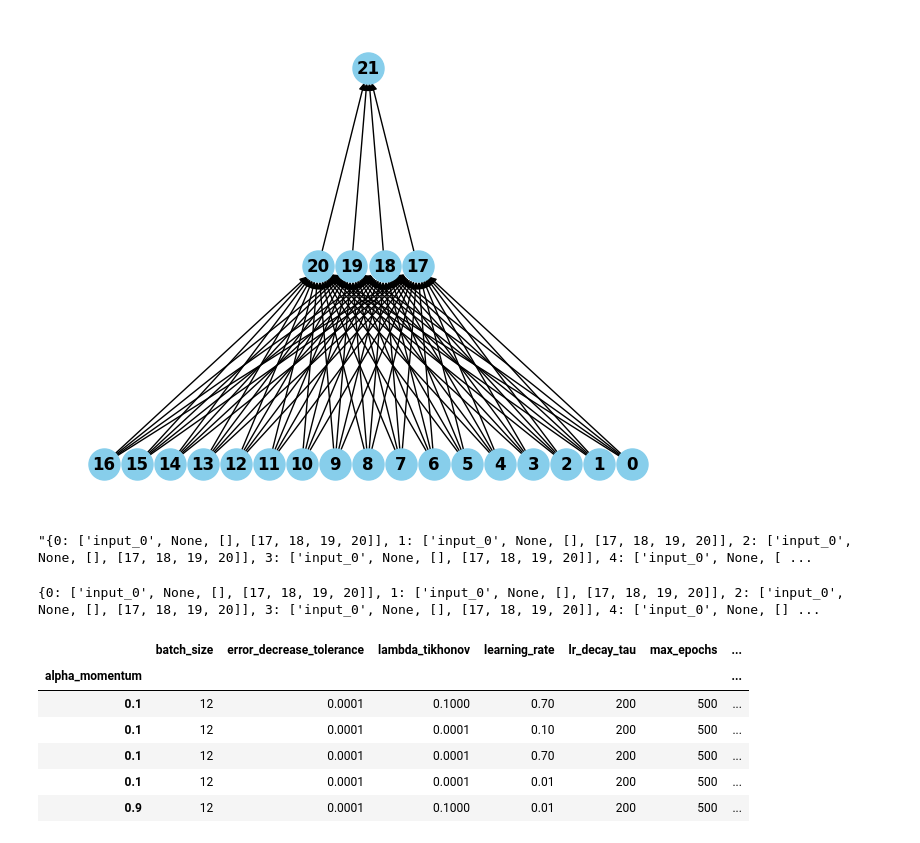
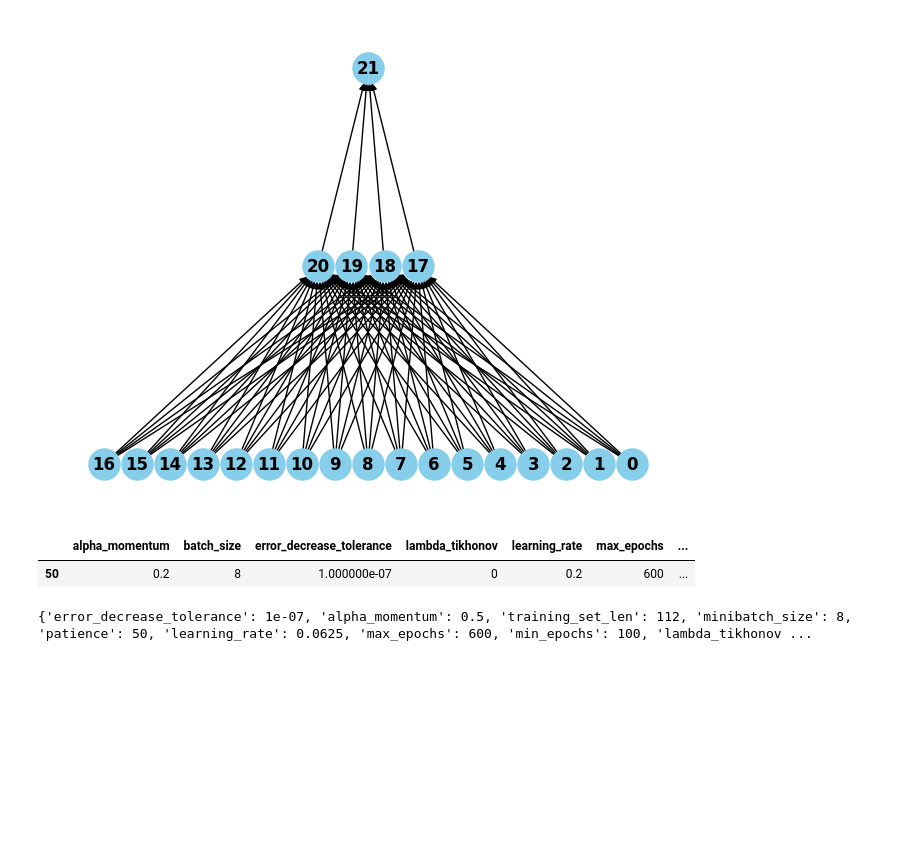
Before and after one commit to JacopoRaffi/ML_Proj_NN, a Jupyter notebook: notebook/validation_test.ipynb, the cells around one changed output. Drawn from its saved outputs; the diff is of its cells as text; code cells hidden in the pictures; blank space fills up the shorter version.

Commit message:
Test k-fold monk 1

```diff
--- a/notebook/validation_test.ipynb
+++ b/notebook/validation_test.ipynb
@@ -65,18 +65,6 @@ NeuralNetwork.display_topology(topology)
 [figure]
 # %%
 MS = ModelSelection('GS_1.csv')
-# %%
-str(topology)
-# %% [output]
-"{0: ['input_0', None, [], [17, 18, 19, 20]], 1: ['input_0', None, [], [17, 18, 19, 20]], 2: ['input_0', None, [], [17, 18, 19, 20]], 3: ['input_0', None, [], [17, 18, 19, 20]], 4: ['input_0', None, [ ...
-# %%
-import ast
-
-topologiii = ast.literal_eval(str(topology))
-
-print(topologiii)
-# %% [output]
-{0: ['input_0', None, [], [17, 18, 19, 20]], 1: ['input_0', None, [], [17, 18, 19, 20]], 2: ['input_0', None, [], [17, 18, 19, 20]], 3: ['input_0', None, [], [17, 18, 19, 20]], 4: ['input_0', None, [] ...
 # %%
 training_set = tr_df_OHE.values
 test_set = val_df_OHE.values
@@ -102,12 +85,13 @@ MS.grid_searchKF(training_set, hyperparam_grid, 3, 4, False)
 # %%
-monk_3_results = pd.read_csv('GS_1.csv', index_col=0)
+monk_1_results = pd.read_csv('GS_1.csv')
 
-monk_3_results.sample(5, random_state=RANDOM_STATE)
+monk_1_results.sample(1, random_state=RANDOM_STATE)
 # %% [output]
-|  | batch_size | error_decrease_tolerance | lambda_tikhonov | learning_rate | lr_decay_tau | max_epochs | ... |
-| alpha_momentum |  |  |  |  |  |  | ... |
-| 0.1 | 12 | 0.0001 | 0.1000 | 0.70 | 200 | 500 | ... |
-| 0.1 | 12 | 0.0001 | 0.0001 | 0.10 | 200 | 500 | ... |
-| 0.1 | 12 | 0.0001 | 0.0001 | 0.70 | 200 | 500 | ... |
-| 0.1 | 12 | 0.0001 | 0.0001 | 0.01 | 200 | 500 | ... |
-| 0.9 | 12 | 0.0001 | 0.1000 | 0.01 | 200 | 500 | ... |
+|  | alpha_momentum | batch_size | error_decrease_tolerance | lambda_tikhonov | learning_rate | max_epochs | ... |
+| 50 | 0.2 | 8 | 1.000000e-07 | 0 | 0.2 | 600 | ... |
+# %%
+res = monk_1_results['stats'].iloc[-1]
+
+print(res)
+# %% [output]
+{'error_decrease_tolerance': 1e-07, 'alpha_momentum': 0.5, 'training_set_len': 112, 'minibatch_size': 8, 'patience': 50, 'learning_rate': 0.0625, 'max_epochs': 600, 'min_epochs': 100, 'lambda_tikhonov ...
```
Also changed, not shown: parts of 3 cells of this notebook, 2 other files.
